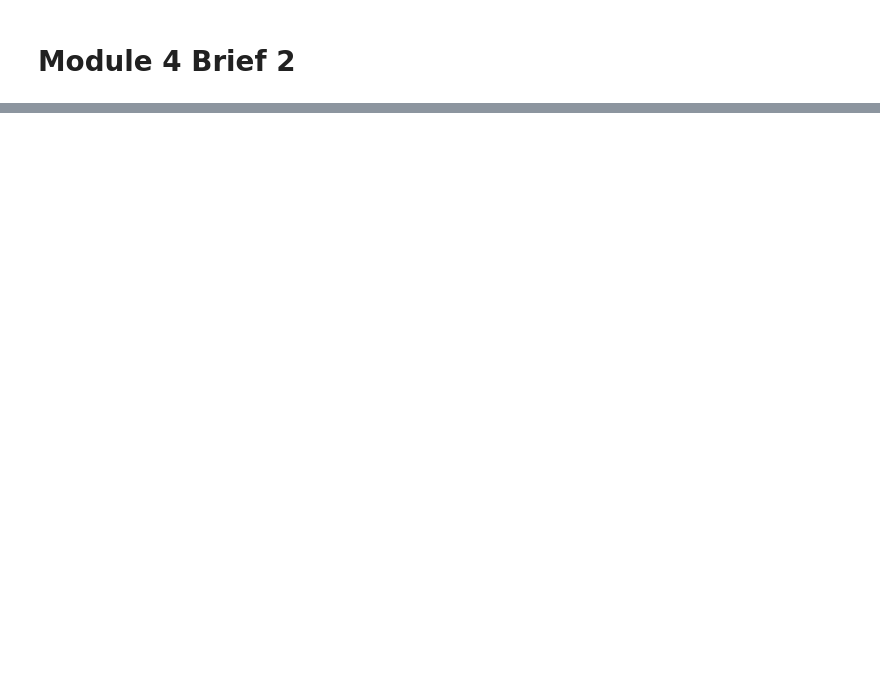
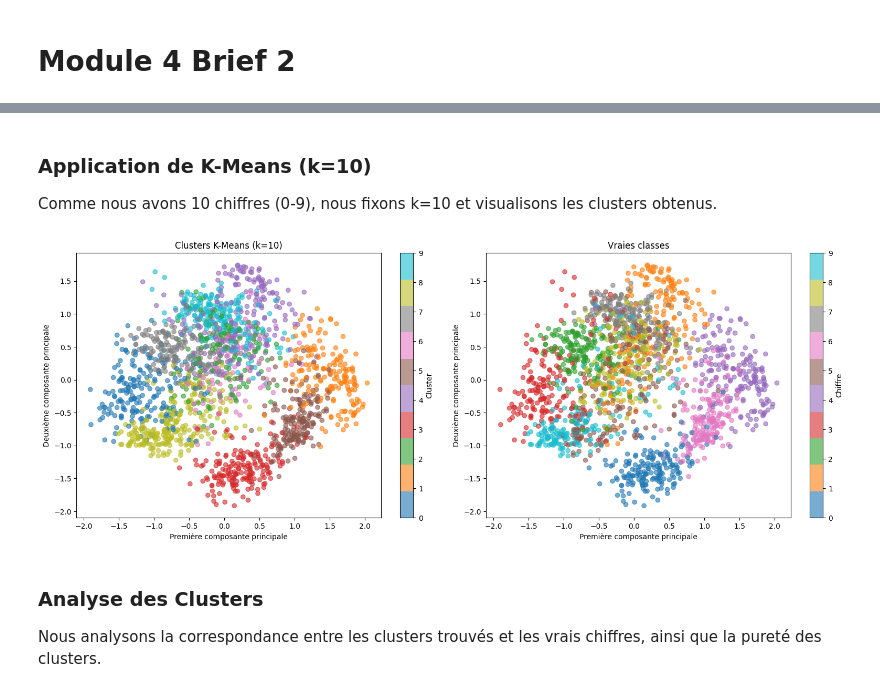
Before and after one commit to Grouloo/module4-brief2, a Jupyter notebook: notebook.ipynb, the cells around one changed output, grey strips where cells are left out. Drawn from its saved outputs; the diff is of its cells as text; code cells hidden in the pictures; blank space fills up the shorter version.

```diff
--- a/notebook.ipynb
+++ b/notebook.ipynb
@@ -167,0 +73,18 @@ KeyboardInterrupt:
+# %%
+# Détermination du nombre optimal de clusters avec la méthode du coude
+inertia = []
+k_range = range(2, 15)
+
+for k in k_range:
+    kmeans = KMeans(n_clusters=k, random_state=42, n_init=10)
+    kmeans.fit(X_small_normalized)
+    inertia.append(kmeans.inertia_)
+
+# Courbe du coude
+plt.figure(figsize=(10, 6))
+plt.plot(k_range, inertia, 'bo-')
+plt.xlabel('Nombre de clusters (k)')
+plt.ylabel('Inertie')
+plt.title('Méthode du coude pour déterminer le k optimal')
+plt.grid(True)
+plt.show()
@@ -167,0 +93,32 @@ KeyboardInterrupt:
+# %% [markdown]
+### Application de K-Means (k=10)
+Comme nous avons 10 chiffres (0-9), nous fixons k=10 et visualisons les clusters obtenus.
+# %%
+# Application de K-Means avec k=10 (car 10 chiffres)
+kmeans = KMeans(n_clusters=10, random_state=42, n_init=10)
+clusters_kmeans = kmeans.fit_predict(X_small_normalized)
+
+# Visualisation des clusters K-Means
+fig, axes = plt.subplots(1, 2, figsize=(16, 6))
+
+# Clusters K-Means
+scatter1 = axes[0].scatter(X_pca[:, 0], X_pca[:, 1], c=clusters_kmeans, cmap='tab10', alpha=0.6)
+axes[0].set_xlabel('Première composante principale')
+axes[0].set_ylabel('Deuxième composante principale')
+axes[0].set_title('Clusters K-Means (k=10)')
+plt.colorbar(scatter1, ax=axes[0], label='Cluster')
+
+# Comparaison avec vraies classes
+scatter2 = axes[1].scatter(X_pca[:, 0], X_pca[:, 1], c=y_small, cmap='tab10', alpha=0.6)
+axes[1].set_xlabel('Première composante principale')
+axes[1].set_ylabel('Deuxième composante principale')
+axes[1].set_title('Vraies classes')
+plt.colorbar(scatter2, ax=axes[1], label='Chiffre')
+
+plt.tight_layout()
+plt.show()
+# %% [output]
+[figure, added]
+# %% [markdown]
+### Analyse des Clusters
+Nous analysons la correspondance entre les clusters trouvés et les vrais chiffres, ainsi que la pureté des clusters.
```
Also changed, not shown: parts of 39 cells of this notebook.
